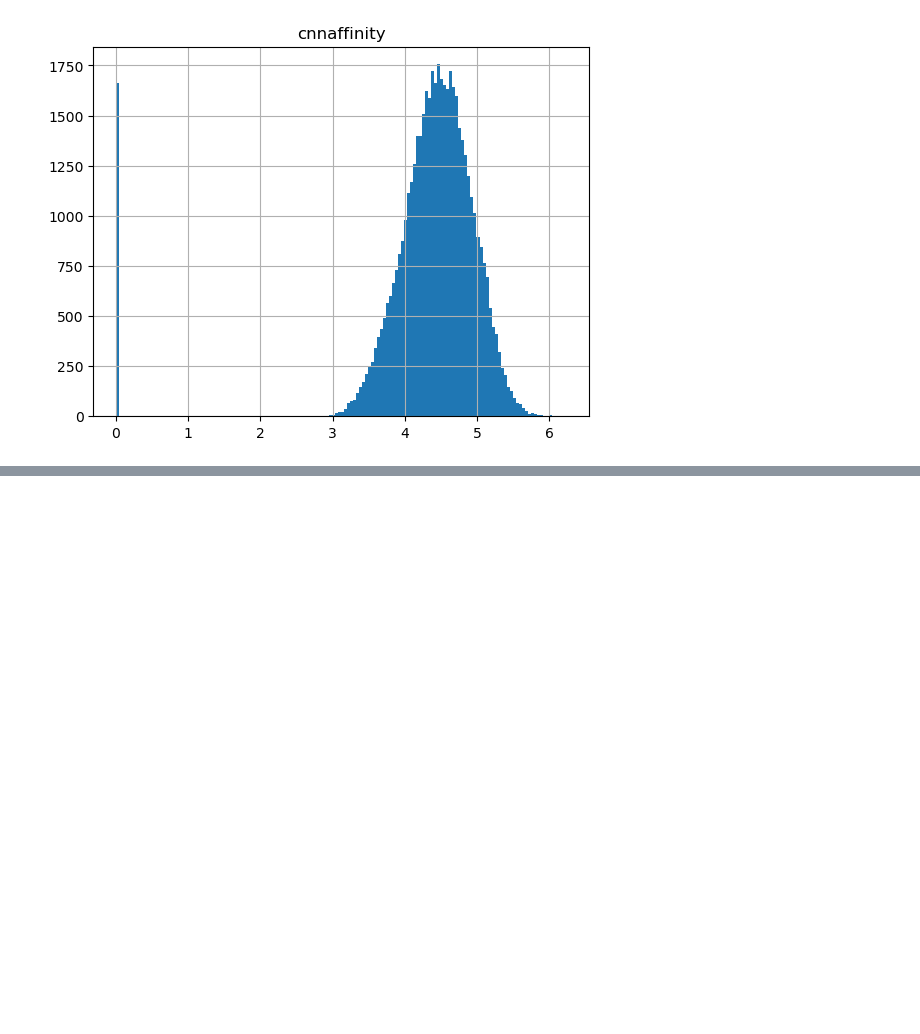
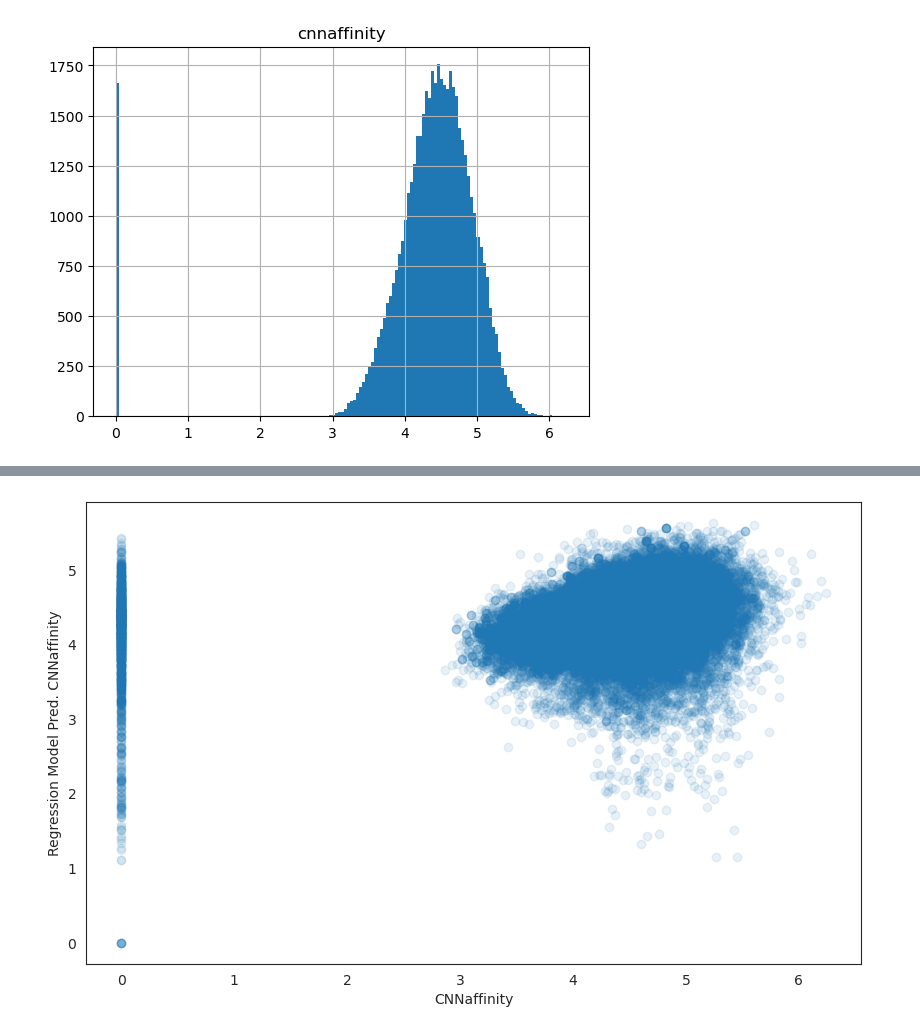
Before and after one commit to BenCree/fegrow_al_data, a Jupyter notebook: plots.ipynb, the cells around one changed output, grey strips where cells are left out. Cells and saved outputs as stored; diff of their text form; code cells hidden in the pictures; blank space fills up the shorter version.

```diff
--- a/plots.ipynb
+++ b/plots.ipynb
@@ -927,0 +1068,21 @@ res
+# %%
+merged_df_last = b
+
+# Calculate RMSE
+# Prepare the data
+y = merged_df_last['regression']
+x = merged_df_last['cnnaffinity_y']
+
+# Create a scatter plot
+plt.figure(figsize=(10, 6))
+plt.scatter(x, y, alpha=0.1)  # alpha for transparency in case of overlapping points
+
+# Adding labels and title
+plt.xlabel('CNNaffinity')
+plt.ylabel('Regression Model Pred. CNNaffinity')
+#plt.title('Scatter Plot of RMSE vs cnnaffinity_y')
+
+# Display the plot
+plt.show()
+# %% [output]
+[figure, added]
```
Also changed, not shown: parts of 7 cells of this notebook.
